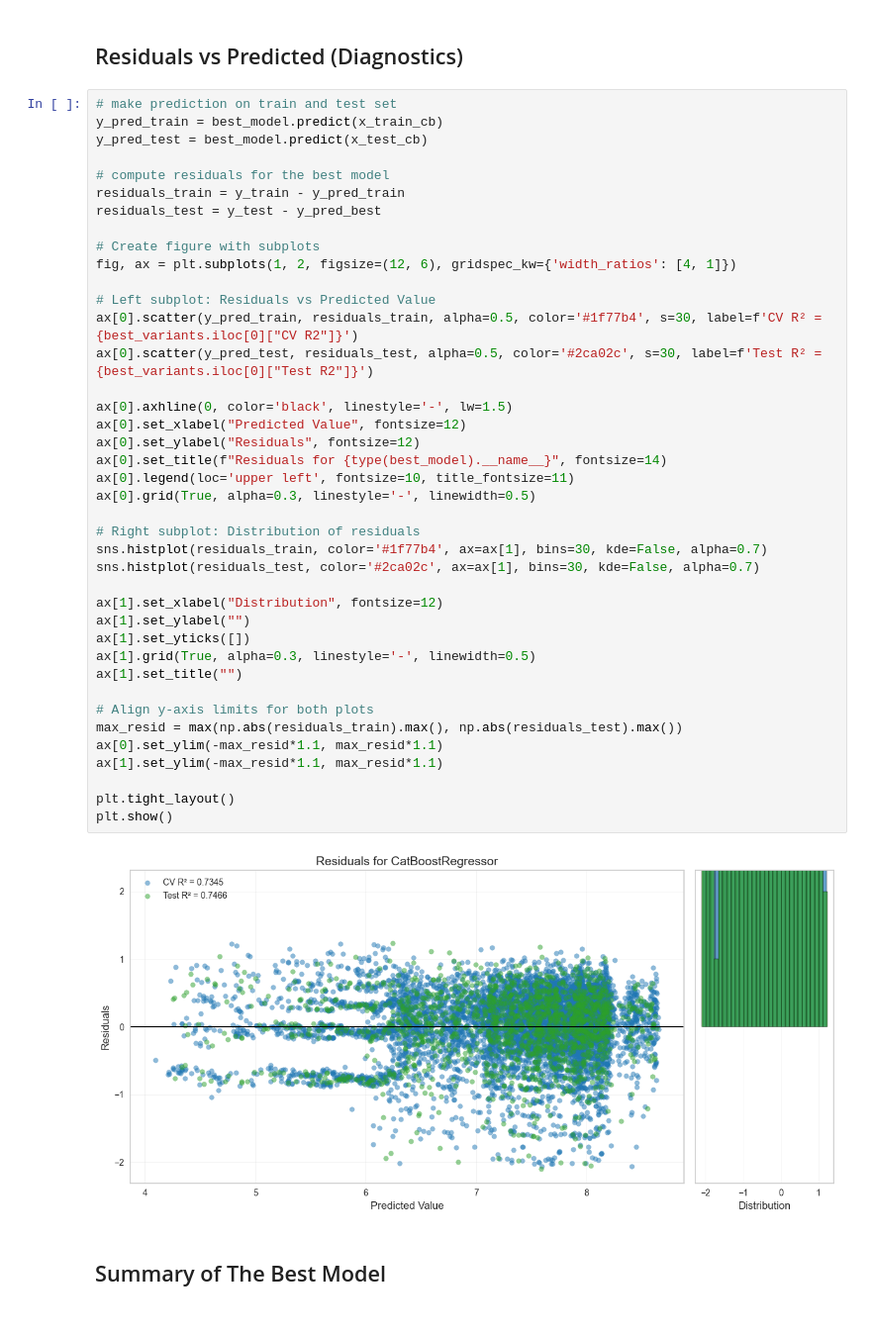
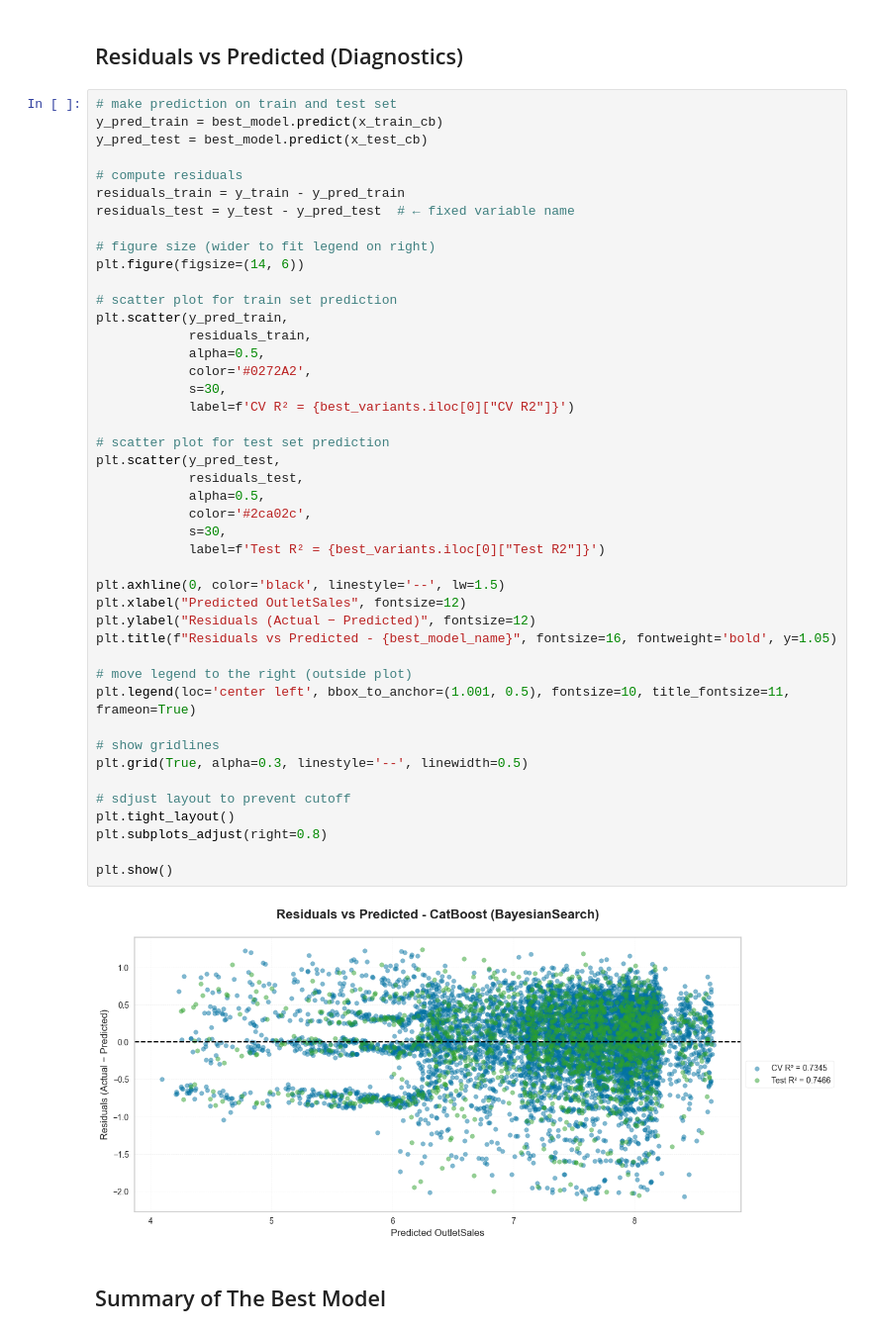
Before and after one commit to tshihab07/Super-Market-Sales-Forecasting, a Jupyter notebook: notebookes/model_SelectionAndAnalysis.ipynb, the cells around one changed output. Shown at 99% size. Saved outputs shown, nothing was run; the diff lists cells and outputs as text.

Commit message:
fix: resolve Residuals Plot Visualizations for CatBoost model

```diff
--- a/notebookes/model_SelectionAndAnalysis.ipynb
+++ b/notebookes/model_SelectionAndAnalysis.ipynb
@@ -570,45 +570,49 @@ plt.show()
 # %%
 # make prediction on train and test set
 y_pred_train = best_model.predict(x_train_cb)
 y_pred_test = best_model.predict(x_test_cb)
 
-# compute residuals for the best model
+# compute residuals
 residuals_train = y_train - y_pred_train
-residuals_test = y_test - y_pred_best
+residuals_test = y_test - y_pred_test  # ← fixed variable name
 
-# Create figure with subplots
-fig, ax = plt.subplots(1, 2, figsize=(12, 6), gridspec_kw={'width_ratios': [4, 1]})
+# figure size (wider to fit legend on right)
+plt.figure(figsize=(14, 6))
 
-# Left subplot: Residuals vs Predicted Value
-ax[0].scatter(y_pred_train, residuals_train, alpha=0.5, color='#1f77b4', s=30, label=f'CV R² = {best_variants.iloc[0]["CV R2"]}')
-ax[0].scatter(y_pred_test, residuals_test, alpha=0.5, color='#2ca02c', s=30, label=f'Test R² = {best_variants.iloc[0]["Test R2"]}')
+# scatter plot for train set prediction
+plt.scatter(y_pred_train,
+            residuals_train,
+            alpha=0.5,
+            color='#0272A2',
+            s=30,
+            label=f'CV R² = {best_variants.iloc[0]["CV R2"]}')
 
-ax[0].axhline(0, color='black', linestyle='-', lw=1.5)
-ax[0].set_xlabel("Predicted Value", fontsize=12)
-ax[0].set_ylabel("Residuals", fontsize=12)
-ax[0].set_title(f"Residuals for {type(best_model).__name__}", fontsize=14)
-ax[0].legend(loc='upper left', fontsize=10, title_fontsize=11)
-ax[0].grid(True, alpha=0.3, linestyle='-', linewidth=0.5)
+# scatter plot for test set prediction
+plt.scatter(y_pred_test,
+            residuals_test,
+            alpha=0.5,
+            color='#2ca02c',
+            s=30,
+            label=f'Test R² = {best_variants.iloc[0]["Test R2"]}')
 
-# Right subplot: Distribution of residuals
-sns.histplot(residuals_train, color='#1f77b4', ax=ax[1], bins=30, kde=False, alpha=0.7)
-sns.histplot(residuals_test, color='#2ca02c', ax=ax[1], bins=30, kde=False, alpha=0.7)
+plt.axhline(0, color='black', linestyle='--', lw=1.5)
+plt.xlabel("Predicted OutletSales", fontsize=12)
+plt.ylabel("Residuals (Actual − Predicted)", fontsize=12)
+plt.title(f"Residuals vs Predicted - {best_model_name}", fontsize=16, fontweight='bold', y=1.05)
 
-ax[1].set_xlabel("Distribution", fontsize=12)
-ax[1].set_ylabel("")
-ax[1].set_yticks([])
-ax[1].grid(True, alpha=0.3, linestyle='-', linewidth=0.5)
-ax[1].set_title("")
+# move legend to the right (outside plot)
+plt.legend(loc='center left', bbox_to_anchor=(1.001, 0.5), fontsize=10, title_fontsize=11, frameon=True)
 
-# Align y-axis limits for both plots
-max_resid = max(np.abs(residuals_train).max(), np.abs(residuals_test).max())
-ax[0].set_ylim(-max_resid*1.1, max_resid*1.1)
-ax[1].set_ylim(-max_resid*1.1, max_resid*1.1)
+# show gridlines
+plt.grid(True, alpha=0.3, linestyle='--', linewidth=0.5)
 
+# sdjust layout to prevent cutoff
 plt.tight_layout()
+plt.subplots_adjust(right=0.8)
+
 plt.show()
 # %% [output]
-[figure, old version]
+[figure, new version]
 # %% [markdown]
 ## Summary of The Best Model
 # %%
```
Also changed, not shown: parts of 1 cell of this notebook.
